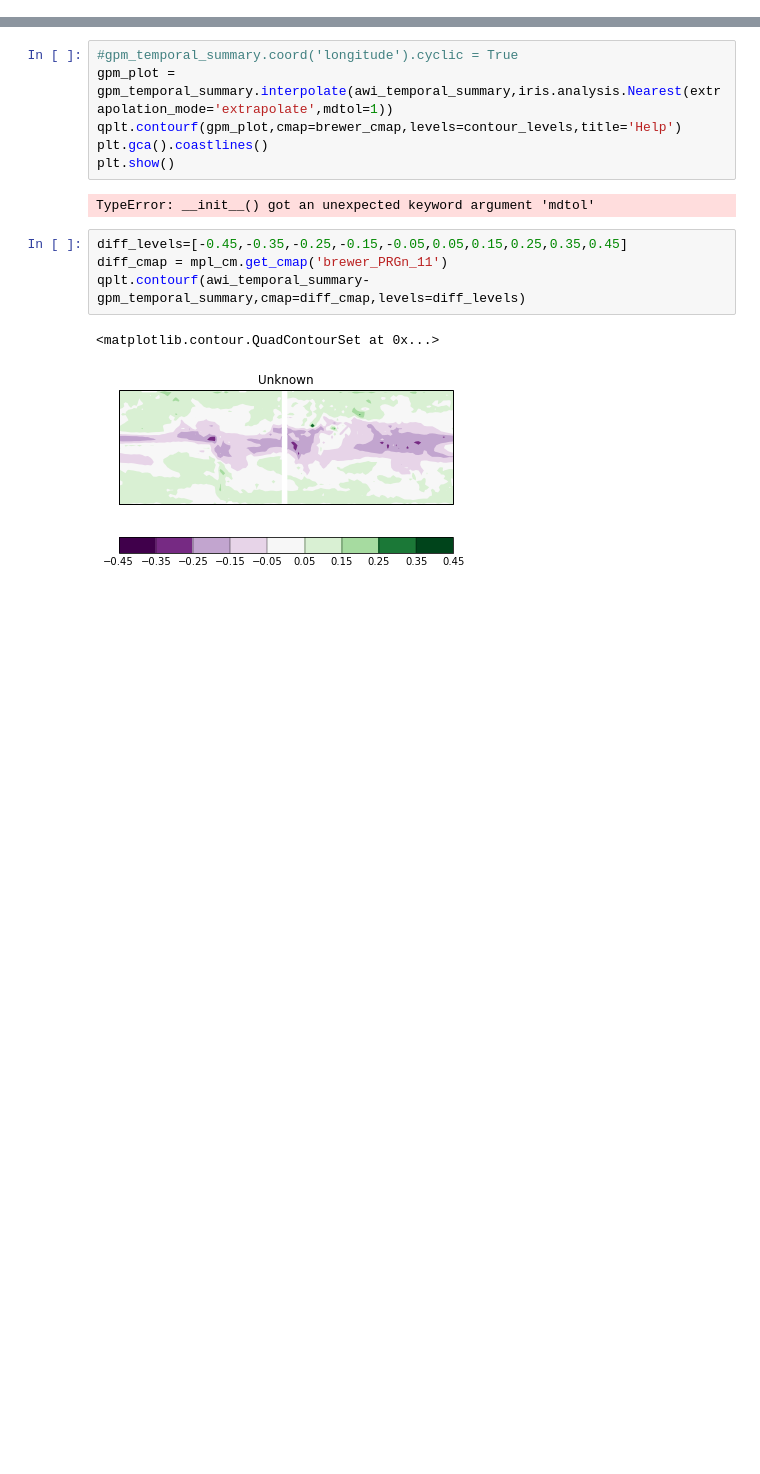
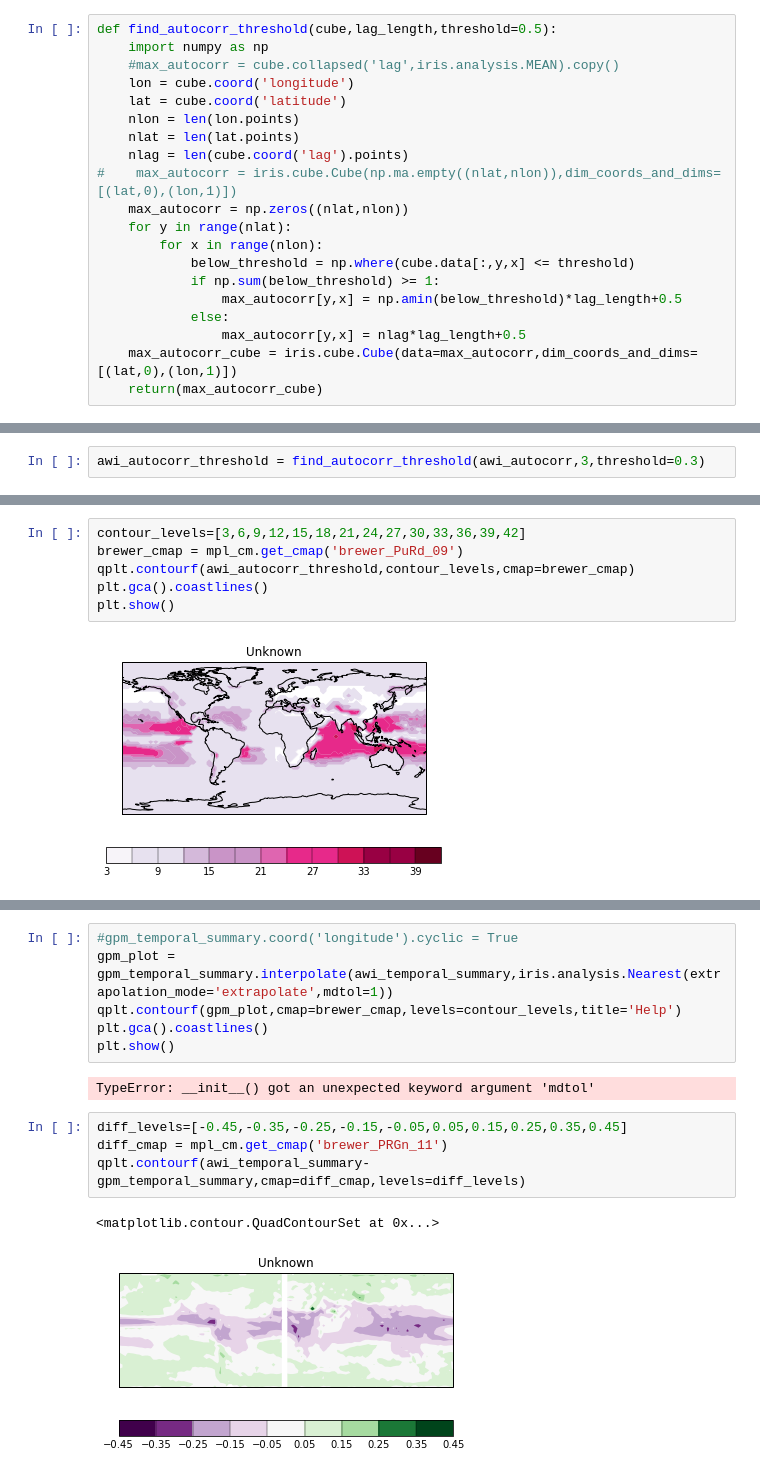
Before and after one commit to nick-klingaman/ASoP, a Jupyter notebook: ASoP-Coherence/asop_coherence_global_temporal_plotting.ipynb, the cells around one changed output, grey strips where cells are left out. Saved outputs shown, nothing was run; the diff lists cells and outputs as text; blank space fills up the shorter version.

```diff
--- a/ASoP-Coherence/asop_coherence_global_temporal_plotting.ipynb
+++ b/ASoP-Coherence/asop_coherence_global_temporal_plotting.ipynb
@@ -9,2 +12,22 @@ import matplotlib.cm as mpl_cm
+# %%
+def find_autocorr_threshold(cube,lag_length,threshold=0.5):
+    import numpy as np
+    #max_autocorr = cube.collapsed('lag',iris.analysis.MEAN).copy()
+    lon = cube.coord('longitude')
+    lat = cube.coord('latitude')
+    nlon = len(lon.points)
+    nlat = len(lat.points)
+    nlag = len(cube.coord('lag').points)
+#    max_autocorr = iris.cube.Cube(np.ma.empty((nlat,nlon)),dim_coords_and_dims=[(lat,0),(lon,1)])
+    max_autocorr = np.zeros((nlat,nlon))
+    for y in range(nlat):
+        for x in range(nlon):
+            below_threshold = np.where(cube.data[:,y,x] <= threshold)
+            if np.sum(below_threshold) >= 1:
+                max_autocorr[y,x] = np.amin(below_threshold)*lag_length+0.5
+            else:
+                max_autocorr[y,x] = nlag*lag_length+0.5
+    max_autocorr_cube = iris.cube.Cube(data=max_autocorr,dim_coords_and_dims=[(lat,0),(lon,1)])
+    return(max_autocorr_cube)
 # %%
 awi_dict = get_asop_dict('AWI')
@@ -18,0 +45,2 @@ gpm_temporal_summary.long_name = 'Temporal coherence metric, 4 divisions, all mo
+# %%
+awi_autocorr_threshold = find_autocorr_threshold(awi_autocorr,3,threshold=0.3)
@@ -19 +53,9 @@ gpm_temporal_summary.long_name = 'Temporal coherence metric, 4 divisions, all mo
+# %%
+contour_levels=[3,6,9,12,15,18,21,24,27,30,33,36,39,42]
+brewer_cmap = mpl_cm.get_cmap('brewer_PuRd_09')
+qplt.contourf(awi_autocorr_threshold,contour_levels,cmap=brewer_cmap)
+plt.gca().coastlines()
+plt.show()
+# %% [output]
+[figure, added]
 # %%
```
Also changed, not shown: parts of 6 cells of this notebook, 2 other files.
